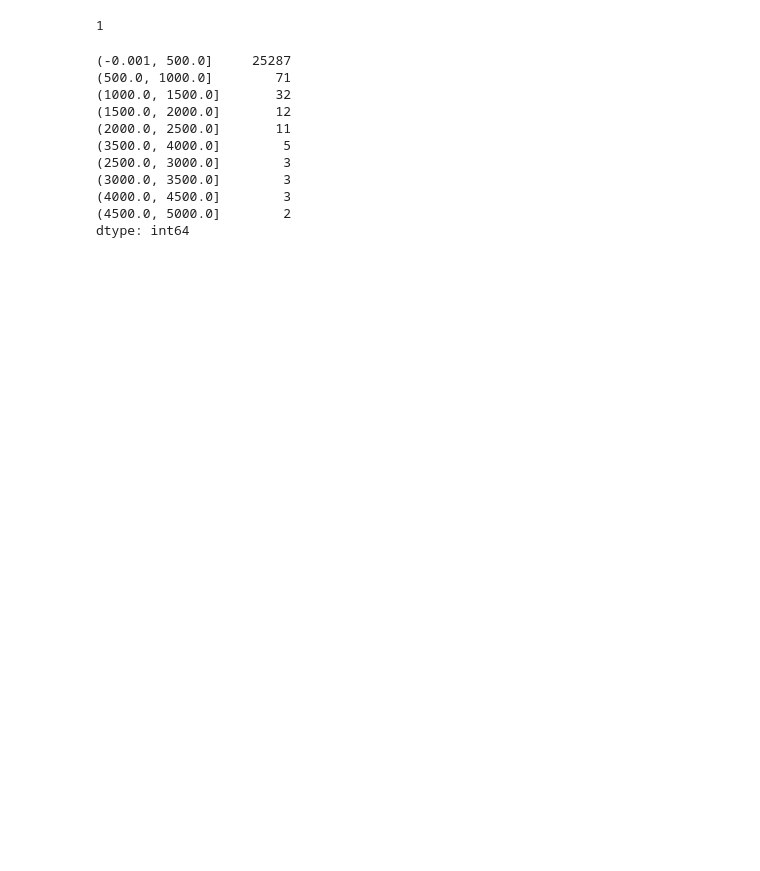
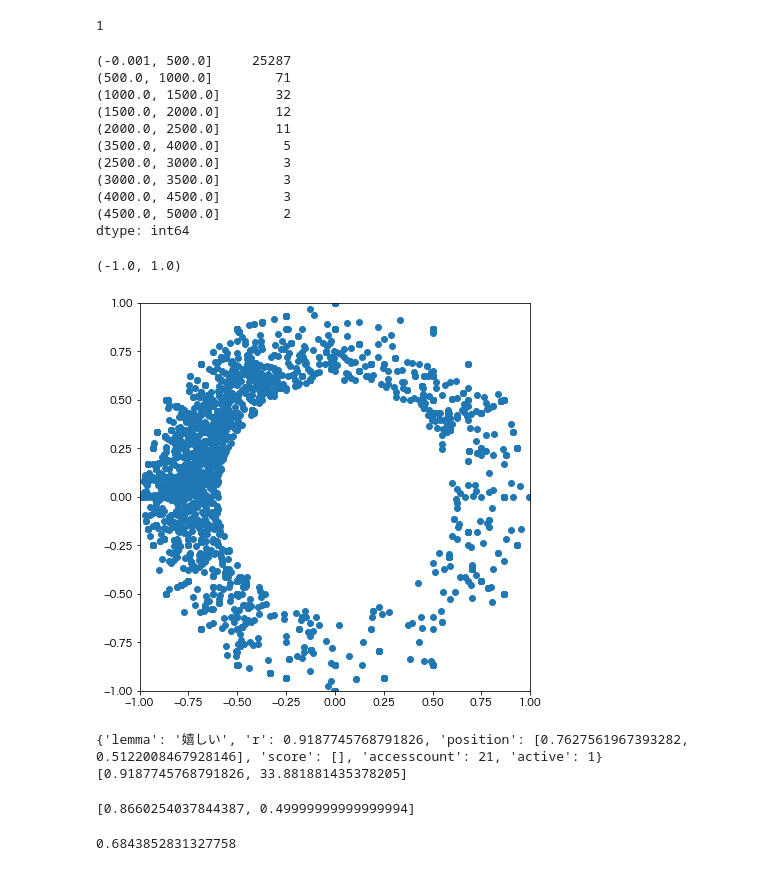
Before and after one commit to midoriba/emotionDic, a Jupyter notebook: sub.ipynb, the cells around one changed output. Drawn from its saved outputs; the diff is of its cells as text; code cells hidden in the pictures; blank space fills up the shorter version.

```diff
--- a/sub.ipynb
+++ b/sub.ipynb
@@ -31,10 +11,0 @@ dic = dict()
-# %%
-for i, row in wrime_df[:5].iterrows():
-    tree = c.parse(row['Sentence'])
-    for s_index in range(tree.size()):
-        token = tree.token(s_index)
-        features = token.feature.split(',')
-        lemma = features[6]
-        wordcategory = features[0]
-        subwordcategory = features[1]
-        print(lemma, wordcategory)
@@ -318,3 +271,39 @@ fs.value_counts(bins=np.linspace(0, 5000, 11))
 (4000.0, 4500.0]        3
 (4500.0, 5000.0]        2
 dtype: int64
+# %%
+# emo_dict 確認用
+import json
+
+with open('emodict/output5_2.txt', encoding='utf-8') as f:
+    emodict = json.load(f)
+
+plt.rcParams['font.family'] = 'Hiragino Sans'
+fig3 = plt.figure(figsize=(7,7), dpi=72)
+ax3 = fig3.add_subplot(111)
+x = []
+y = []
+for e in emodict['dict']:
+    tmpx, tmpy = e['position']
+    x.append(tmpx)
+    y.append(tmpy)
+ax3.scatter(x, y)
+ax3.set_xlim([-1,1])
+ax3.set_ylim([-1,1])
+# %% [output]
+(-1.0, 1.0)
+[figure, added]
+# %%
+for i in emodict['dict']:
+    if(i['lemma'] == ''):
+        print(i)
+        x, y = i['position']
+        print(xytoarg(x,y))
+        break
+# %% [output]
+{'lemma': '嬉しい', 'r': 0.9187745768791826, 'position': [0.7627561967393282, 0.5122008467928146], 'score': [], 'accesscount': 21, 'active': 1}
+[0.9187745768791826, 33.881881435378205]
+# %%
+argtoxy(30)
+# %% [output]
+[0.8660254037844387, 0.49999999999999994]
@@ -320,0 +347,6 @@ dtype: int64
+# %%
+a = list(ipf['position'])[0]
+a
+json.loads(a)[0]
+# %% [output]
+0.6843852831327758
```
Also changed, not shown: parts of 8 cells of this notebook, 8 other files.
